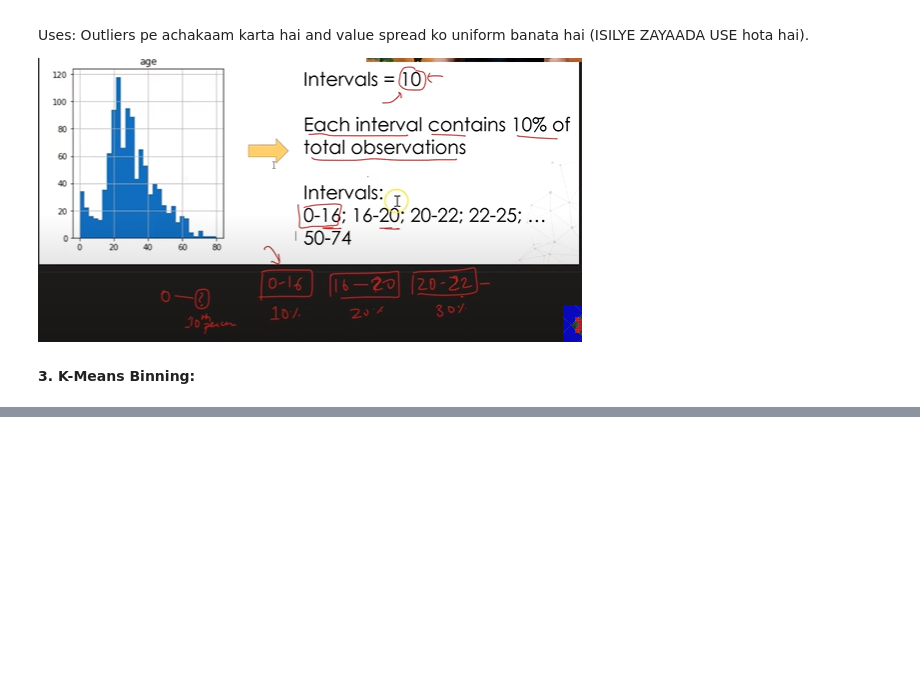
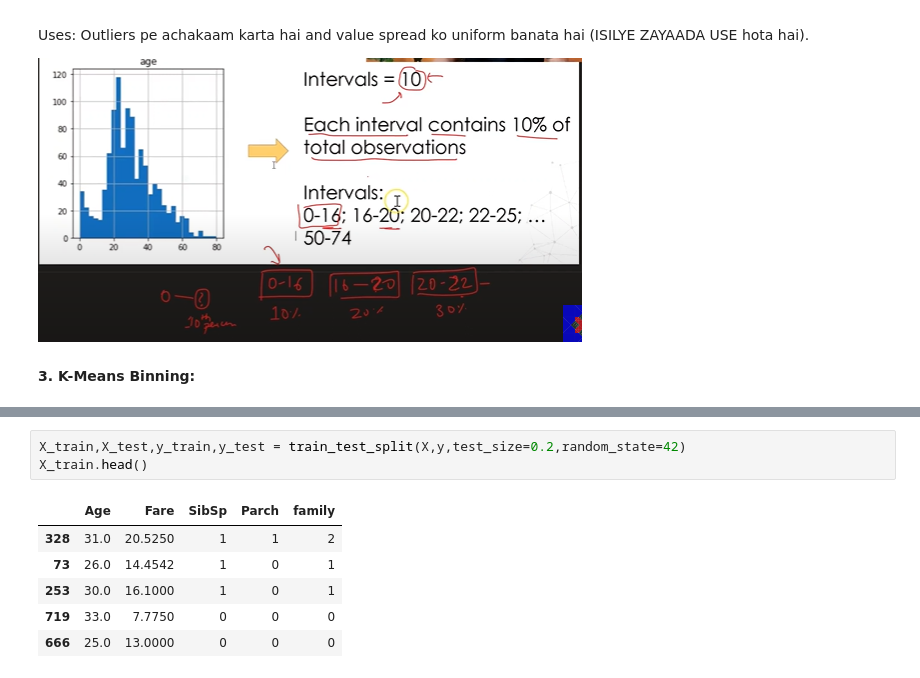
Before and after one commit to Garima-tata/Machine-Learning, a Jupyter notebook: Encoding_Numerical_Data.ipynb, the cells around one changed output, grey strips where cells are left out. Drawn from its saved outputs; the diff is of its cells as text; blank space fills up the shorter version.

```diff
--- a/Encoding_Numerical_Data.ipynb
+++ b/Encoding_Numerical_Data.ipynb
@@ -42,0 +214,10 @@ Uses: Outliers pe achakaam karta hai and value spread ko uniform banata hai (ISI
+# %%
+X_train,X_test,y_train,y_test = train_test_split(X,y,test_size=0.2,random_state=42)
+X_train.head()
+# %% [output]
+|  | Age | Fare | SibSp | Parch | family |
+| 328 | 31.0 | 20.5250 | 1 | 1 | 2 |
+| 73 | 26.0 | 14.4542 | 1 | 0 | 1 |
+| 253 | 30.0 | 16.1000 | 1 | 0 | 1 |
+| 719 | 33.0 | 7.7750 | 0 | 0 | 0 |
+| 666 | 25.0 | 13.0000 | 0 | 0 | 0 |
```
Also changed, not shown: parts of 38 cells of this notebook.
